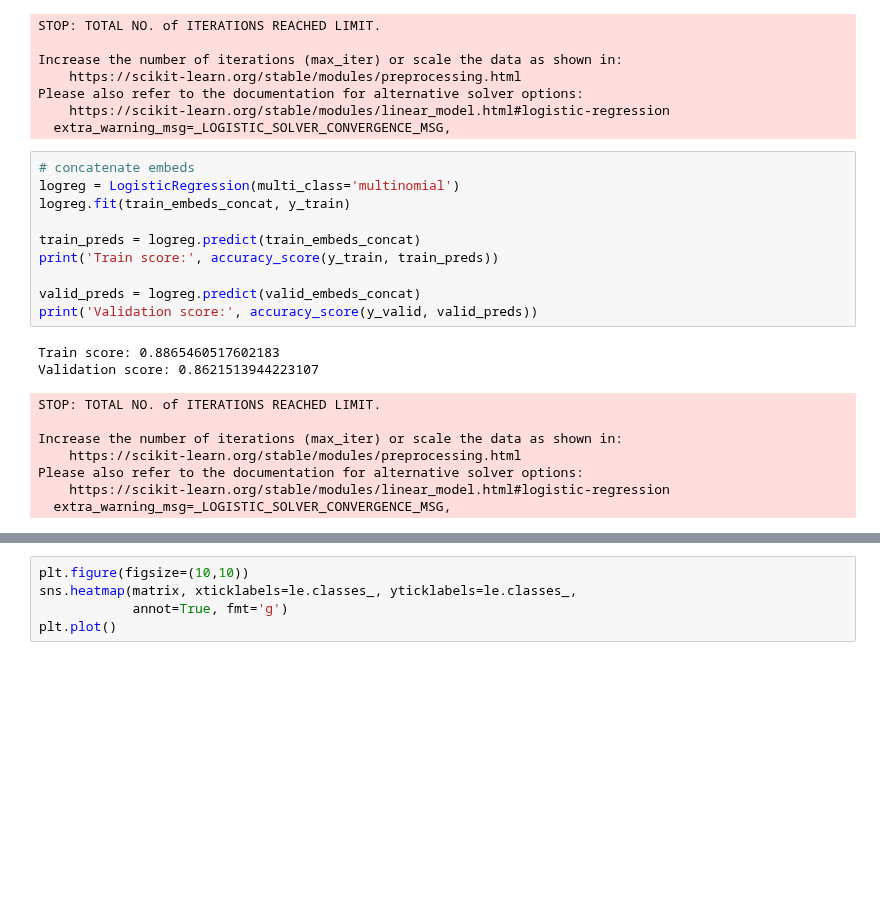
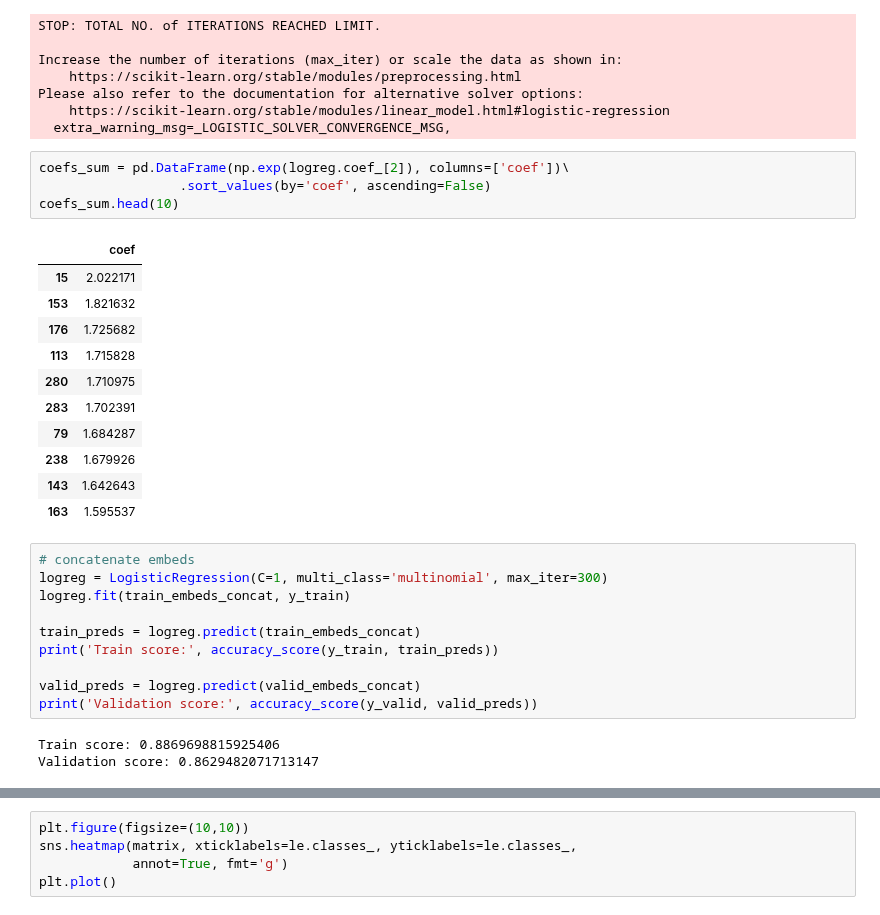
Before and after one commit to chejuro/Relation-prediction-from-embeddings, a Jupyter notebook: Word_embeds_baseline.ipynb, the cells around one changed output, grey strips where cells are left out. Drawn from its saved outputs; the diff is of its cells as text; blank space fills up the shorter version.

```diff
--- a/Word_embeds_baseline.ipynb
+++ b/Word_embeds_baseline.ipynb
@@ -204,9 +200,25 @@ Increase the number of iterations (max_iter) or scale the data as shown in:
 Please also refer to the documentation for alternative solver options:
     https://scikit-learn.org/stable/modules/linear_model.html#logistic-regression
   extra_warning_msg=_LOGISTIC_SOLVER_CONVERGENCE_MSG,
+# %%
+coefs_sum = pd.DataFrame(np.exp(logreg.coef_[2]), columns=['coef'])\
+                  .sort_values(by='coef', ascending=False)
+coefs_sum.head(10)
+# %% [output]
+|  | coef |
+| 15 | 2.022171 |
+| 153 | 1.821632 |
+| 176 | 1.725682 |
+| 113 | 1.715828 |
+| 280 | 1.710975 |
+| 283 | 1.702391 |
+| 79 | 1.684287 |
+| 238 | 1.679926 |
+| 143 | 1.642643 |
+| 163 | 1.595537 |
 # %%
 # concatenate embeds
-logreg = LogisticRegression(multi_class='multinomial')
+logreg = LogisticRegression(C=1, multi_class='multinomial', max_iter=300)
 logreg.fit(train_embeds_concat, y_train)
 
 train_preds = logreg.predict(train_embeds_concat)
@@ -215,12 +227,5 @@ print('Train score:', accuracy_score(y_train, train_preds))
 valid_preds = logreg.predict(valid_embeds_concat)
 print('Validation score:', accuracy_score(y_valid, valid_preds))
 # %% [output]
-Train score: 0.8865460517602183
-Validation score: 0.8621513944223107
+Train score: 0.8869698815925406
+Validation score: 0.8629482071713147
-STOP: TOTAL NO. of ITERATIONS REACHED LIMIT.
-
-Increase the number of iterations (max_iter) or scale the data as shown in:
-    https://scikit-learn.org/stable/modules/preprocessing.html
-Please also refer to the documentation for alternative solver options:
-    https://scikit-learn.org/stable/modules/linear_model.html#logistic-regression
-  extra_warning_msg=_LOGISTIC_SOLVER_CONVERGENCE_MSG,
```
Also changed, not shown: parts of 9 cells of this notebook, 2 other files.
